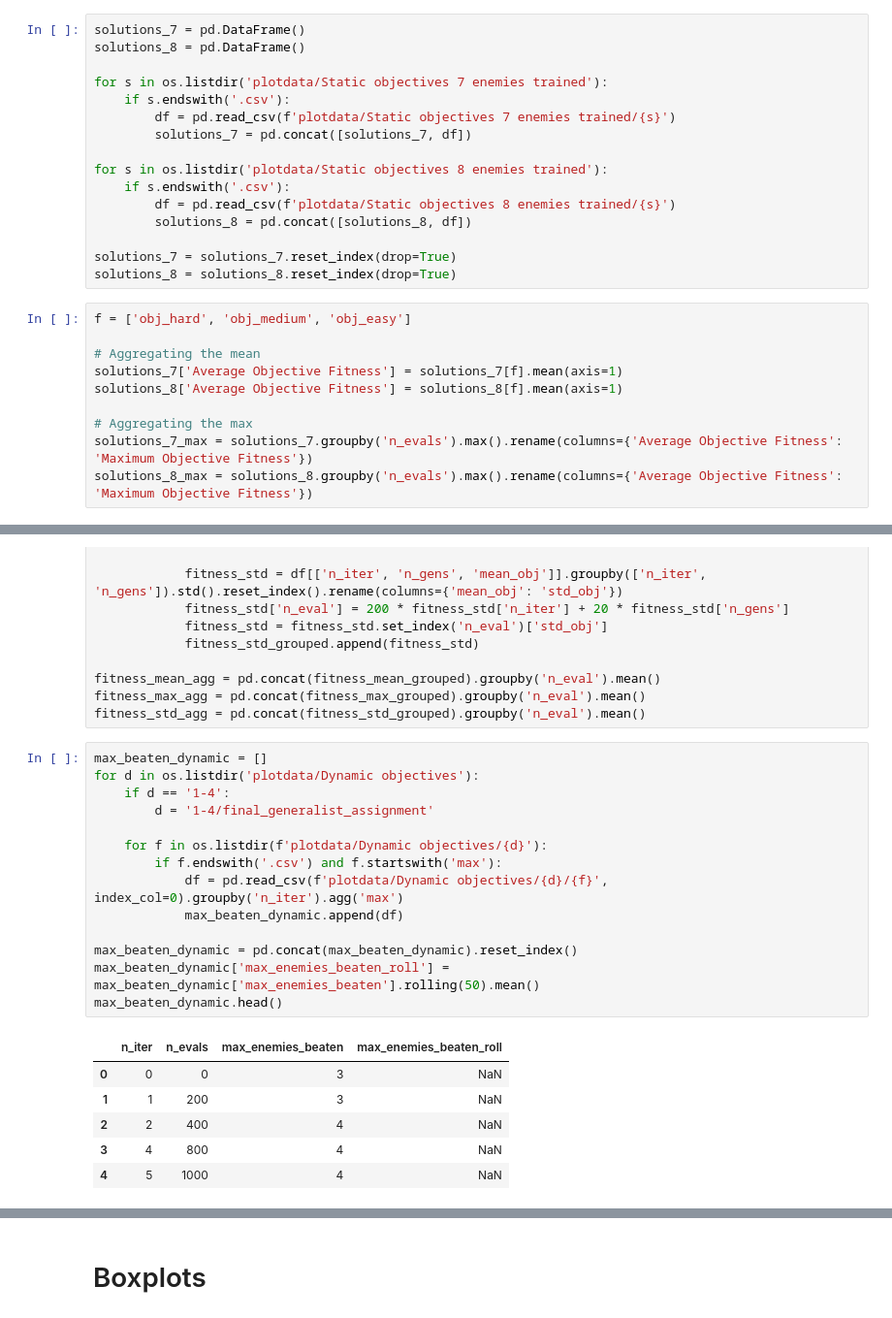
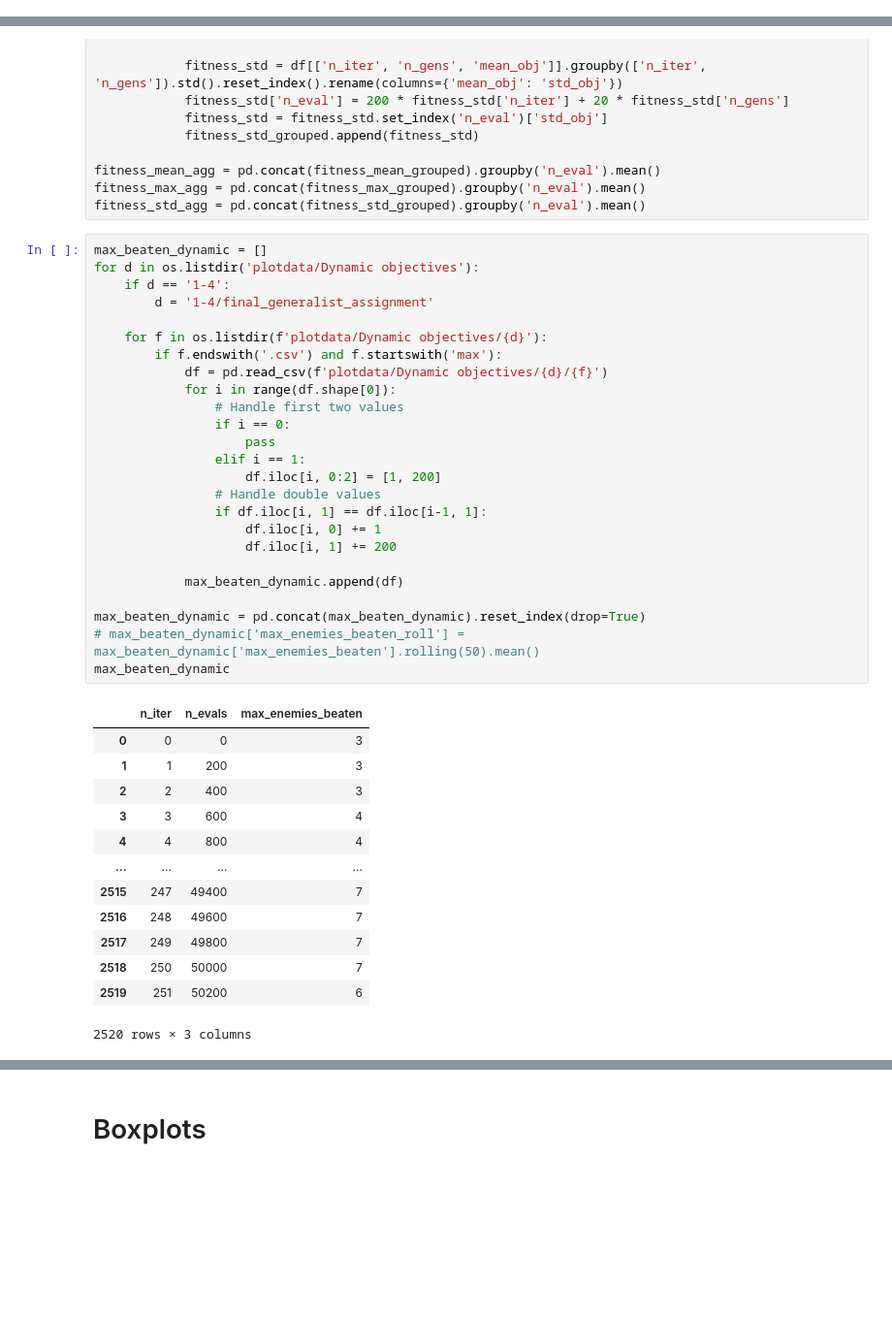
Before and after one commit to fif911/evolutionary_algorithms, a Jupyter notebook: plot.ipynb, the cells around one changed output, grey strips where cells are left out. Shown at 97% size. Drawn from its saved outputs; the diff is of its cells as text; blank space fills up the shorter version.

```diff
--- a/plot.ipynb
+++ b/plot.ipynb
@@ -11,26 +10,0 @@ import matplotlib.pyplot as plt
-# %%
-solutions_7 = pd.DataFrame()
-solutions_8 = pd.DataFrame()
-
-for s in os.listdir('plotdata/Static objectives 7 enemies trained'):
-    if s.endswith('.csv'):
-        df = pd.read_csv(f'plotdata/Static objectives 7 enemies trained/{s}')
-        solutions_7 = pd.concat([solutions_7, df])
-
-for s in os.listdir('plotdata/Static objectives 8 enemies trained'):
-    if s.endswith('.csv'):
-        df = pd.read_csv(f'plotdata/Static objectives 8 enemies trained/{s}')
-        solutions_8 = pd.concat([solutions_8, df])
-
-solutions_7 = solutions_7.reset_index(drop=True)
-solutions_8 = solutions_8.reset_index(drop=True)
-# %%
-f = ['obj_hard', 'obj_medium', 'obj_easy']
-
-# Aggregating the mean
-solutions_7['Average Objective Fitness'] = solutions_7[f].mean(axis=1)
-solutions_8['Average Objective Fitness'] = solutions_8[f].mean(axis=1)
-
-# Aggregating the max
-solutions_7_max = solutions_7.groupby('n_evals').max().rename(columns={'Average Objective Fitness': 'Maximum Objective Fitness'})
-solutions_8_max = solutions_8.groupby('n_evals').max().rename(columns={'Average Objective Fitness': 'Maximum Objective Fitness'})
@@ -94,24 +101,42 @@ fitness_std_agg = pd.concat(fitness_std_grouped).groupby('n_eval').mean()
 # %%
 max_beaten_dynamic = []
 for d in os.listdir('plotdata/Dynamic objectives'):
     if d == '1-4':
         d = '1-4/final_generalist_assignment'
 
     for f in os.listdir(f'plotdata/Dynamic objectives/{d}'):
         if f.endswith('.csv') and f.startswith('max'):
-            df = pd.read_csv(f'plotdata/Dynamic objectives/{d}/{f}', index_col=0).groupby('n_iter').agg('max')
+            df = pd.read_csv(f'plotdata/Dynamic objectives/{d}/{f}')
+            for i in range(df.shape[0]):
+                # Handle first two values
+                if i == 0:
+                    pass
+                elif i == 1:
+                    df.iloc[i, 0:2] = [1, 200]
+                # Handle double values
+                if df.iloc[i, 1] == df.iloc[i-1, 1]:
+                    df.iloc[i, 0] += 1
+                    df.iloc[i, 1] += 200
+
             max_beaten_dynamic.append(df)
 
-max_beaten_dynamic = pd.concat(max_beaten_dynamic).reset_index()
-max_beaten_dynamic['max_enemies_beaten_roll'] = max_beaten_dynamic['max_enemies_beaten'].rolling(50).mean()
-max_beaten_dynamic.head()
+max_beaten_dynamic = pd.concat(max_beaten_dynamic).reset_index(drop=True)
+# max_beaten_dynamic['max_enemies_beaten_roll'] = max_beaten_dynamic['max_enemies_beaten'].rolling(50).mean()
+max_beaten_dynamic
 # %% [output]
-|  | n_iter | n_evals | max_enemies_beaten | max_enemies_beaten_roll |
-| 0 | 0 | 0 | 3 | NaN |
-| 1 | 1 | 200 | 3 | NaN |
-| 2 | 2 | 400 | 4 | NaN |
-| 3 | 4 | 800 | 4 | NaN |
-| 4 | 5 | 1000 | 4 | NaN |
+|  | n_iter | n_evals | max_enemies_beaten |
+| 0 | 0 | 0 | 3 |
+| 1 | 1 | 200 | 3 |
+| 2 | 2 | 400 | 3 |
+| 3 | 3 | 600 | 4 |
+| 4 | 4 | 800 | 4 |
+| ... | ... | ... | ... |
+| 2515 | 247 | 49400 | 7 |
+| 2516 | 248 | 49600 | 7 |
+| 2517 | 249 | 49800 | 7 |
+| 2518 | 250 | 50000 | 7 |
+| 2519 | 251 | 50200 | 6 |
+2520 rows × 3 columns
 # %%
 fig, ax = plt.subplots(figsize=(16, 9))
 
```
Also changed, not shown: parts of 7 cells of this notebook.
